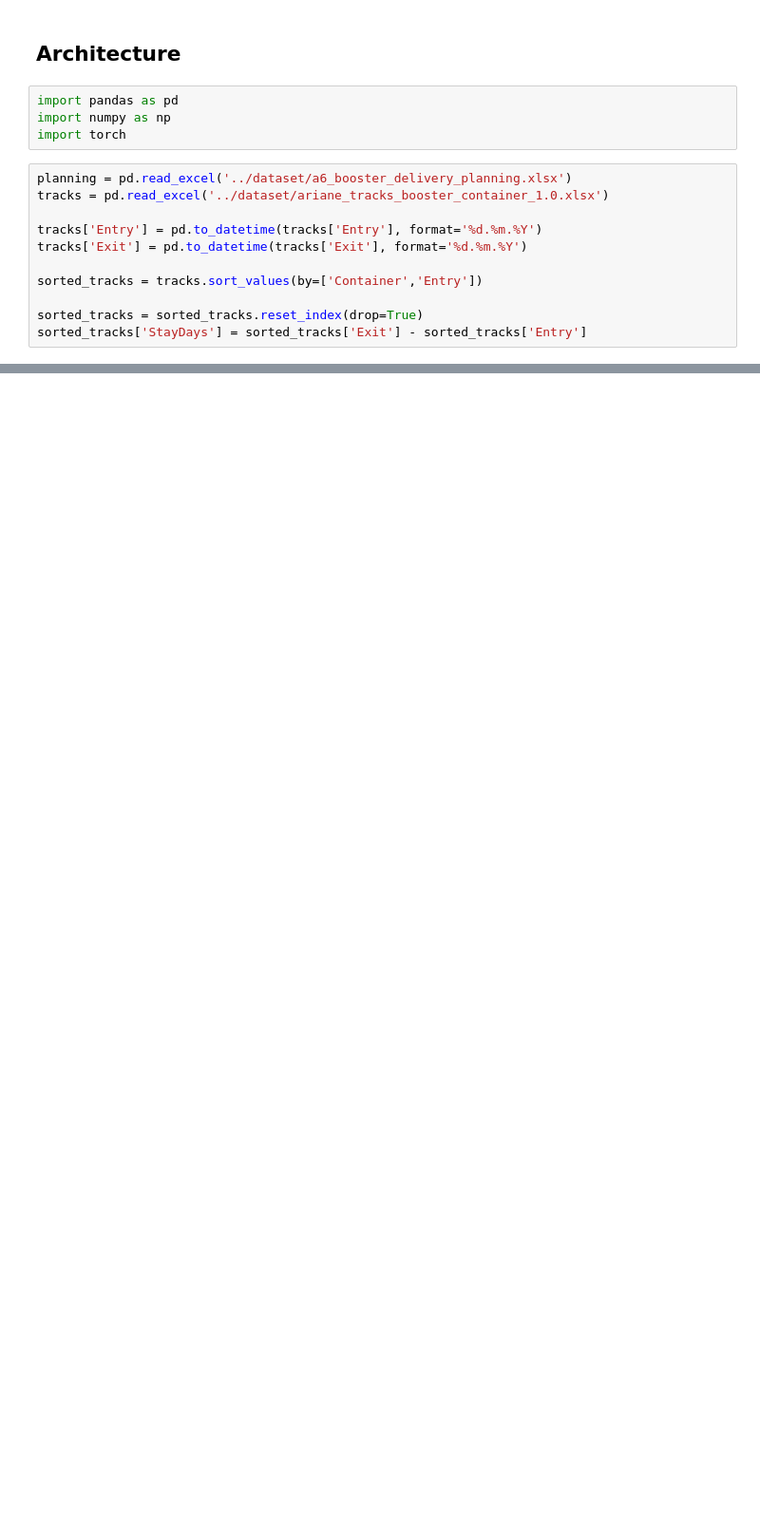
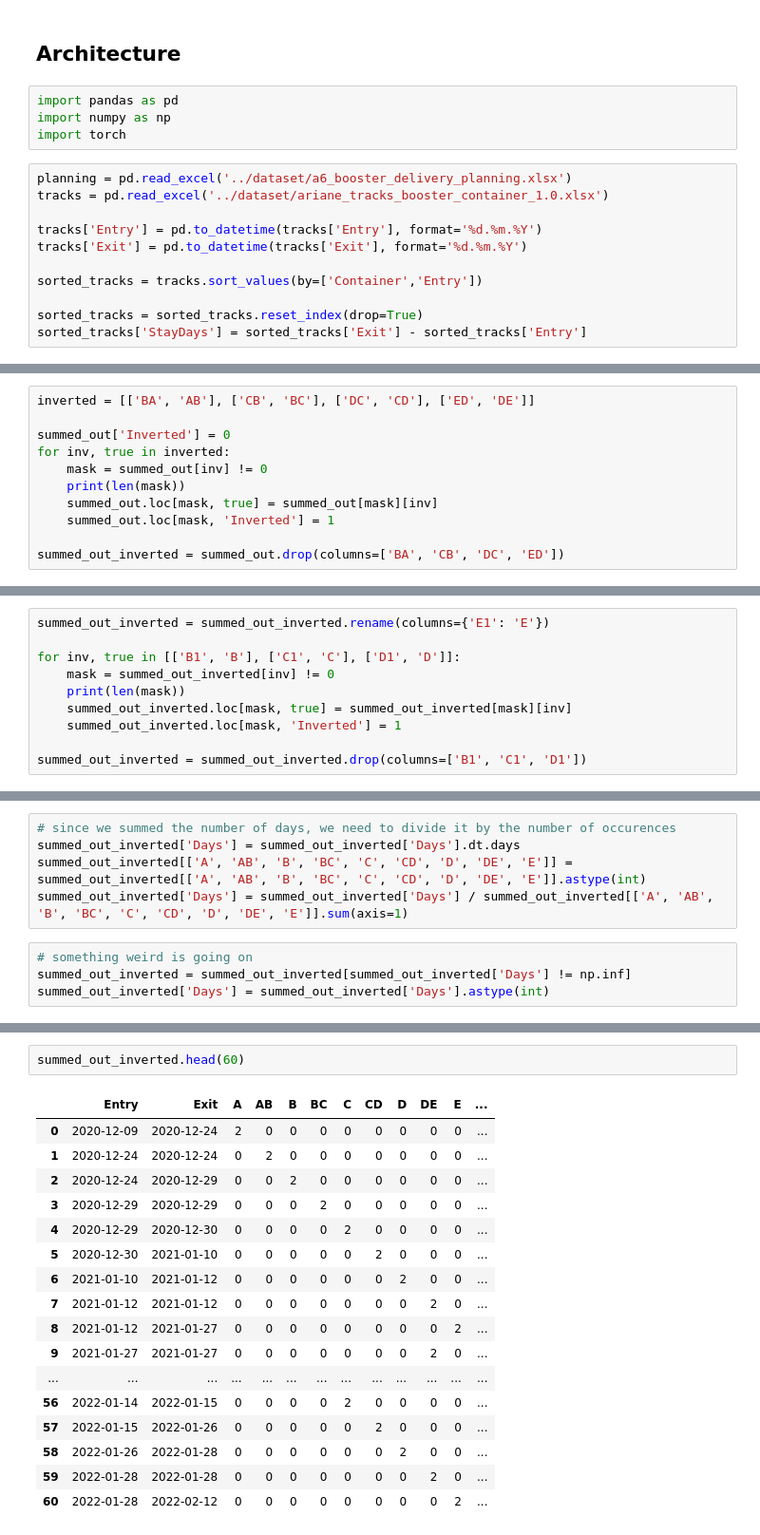
Before and after one commit to ThomasSecco/Hackathon, a Jupyter notebook: notebooks/roman.ipynb, the cells around one changed output, grey strips where cells are left out. Shown at 95% size. Drawn from its saved outputs; the diff is of its cells as text; blank space fills up the shorter version.

```diff
--- a/notebooks/roman.ipynb
+++ b/notebooks/roman.ipynb
@@ -179,0 +286,11 @@ out
+# %%
+inverted = [['BA', 'AB'], ['CB', 'BC'], ['DC', 'CD'], ['ED', 'DE']]
+
+summed_out['Inverted'] = 0
+for inv, true in inverted:
+    mask = summed_out[inv] != 0
+    print(len(mask))
+    summed_out.loc[mask, true] = summed_out[mask][inv]
+    summed_out.loc[mask, 'Inverted'] = 1
+
+summed_out_inverted = summed_out.drop(columns=['BA', 'CB', 'DC', 'ED'])
@@ -179,0 +302,10 @@ out
+# %%
+summed_out_inverted = summed_out_inverted.rename(columns={'E1': 'E'})
+
+for inv, true in [['B1', 'B'], ['C1', 'C'], ['D1', 'D']]:
+    mask = summed_out_inverted[inv] != 0
+    print(len(mask))
+    summed_out_inverted.loc[mask, true] = summed_out_inverted[mask][inv]
+    summed_out_inverted.loc[mask, 'Inverted'] = 1
+
+summed_out_inverted = summed_out_inverted.drop(columns=['B1', 'C1', 'D1'])
@@ -179,0 +332,9 @@ out
+# %%
+# since we summed the number of days, we need to divide it by the number of occurences
+summed_out_inverted['Days'] = summed_out_inverted['Days'].dt.days
+summed_out_inverted[['A', 'AB', 'B', 'BC', 'C', 'CD', 'D', 'DE', 'E']] = summed_out_inverted[['A', 'AB', 'B', 'BC', 'C', 'CD', 'D', 'DE', 'E']].astype(int)
+summed_out_inverted['Days'] = summed_out_inverted['Days'] / summed_out_inverted[['A', 'AB', 'B', 'BC', 'C', 'CD', 'D', 'DE', 'E']].sum(axis=1)
+# %%
+# something weird is going on
+summed_out_inverted = summed_out_inverted[summed_out_inverted['Days'] != np.inf]
+summed_out_inverted['Days'] = summed_out_inverted['Days'].astype(int)
@@ -179,0 +347,20 @@ out
+# %%
+summed_out_inverted.head(60)
+# %% [output]
+|  | Entry | Exit | A | AB | B | BC | C | CD | D | DE | E | ... |
+| 0 | 2020-12-09 | 2020-12-24 | 2 | 0 | 0 | 0 | 0 | 0 | 0 | 0 | 0 | ... |
+| 1 | 2020-12-24 | 2020-12-24 | 0 | 2 | 0 | 0 | 0 | 0 | 0 | 0 | 0 | ... |
+| 2 | 2020-12-24 | 2020-12-29 | 0 | 0 | 2 | 0 | 0 | 0 | 0 | 0 | 0 | ... |
+| 3 | 2020-12-29 | 2020-12-29 | 0 | 0 | 0 | 2 | 0 | 0 | 0 | 0 | 0 | ... |
+| 4 | 2020-12-29 | 2020-12-30 | 0 | 0 | 0 | 0 | 2 | 0 | 0 | 0 | 0 | ... |
+| 5 | 2020-12-30 | 2021-01-10 | 0 | 0 | 0 | 0 | 0 | 2 | 0 | 0 | 0 | ... |
+| 6 | 2021-01-10 | 2021-01-12 | 0 | 0 | 0 | 0 | 0 | 0 | 2 | 0 | 0 | ... |
+| 7 | 2021-01-12 | 2021-01-12 | 0 | 0 | 0 | 0 | 0 | 0 | 0 | 2 | 0 | ... |
+| 8 | 2021-01-12 | 2021-01-27 | 0 | 0 | 0 | 0 | 0 | 0 | 0 | 0 | 2 | ... |
+| 9 | 2021-01-27 | 2021-01-27 | 0 | 0 | 0 | 0 | 0 | 0 | 0 | 2 | 0 | ... |
+| ... | ... | ... | ... | ... | ... | ... | ... | ... | ... | ... | ... | ... |
+| 56 | 2022-01-14 | 2022-01-15 | 0 | 0 | 0 | 0 | 2 | 0 | 0 | 0 | 0 | ... |
+| 57 | 2022-01-15 | 2022-01-26 | 0 | 0 | 0 | 0 | 0 | 2 | 0 | 0 | 0 | ... |
+| 58 | 2022-01-26 | 2022-01-28 | 0 | 0 | 0 | 0 | 0 | 0 | 2 | 0 | 0 | ... |
+| 59 | 2022-01-28 | 2022-01-28 | 0 | 0 | 0 | 0 | 0 | 0 | 0 | 2 | 0 | ... |
+| 60 | 2022-01-28 | 2022-02-12 | 0 | 0 | 0 | 0 | 0 | 0 | 0 | 0 | 2 | ... |
```
Also changed, not shown: parts of 54 cells of this notebook.
